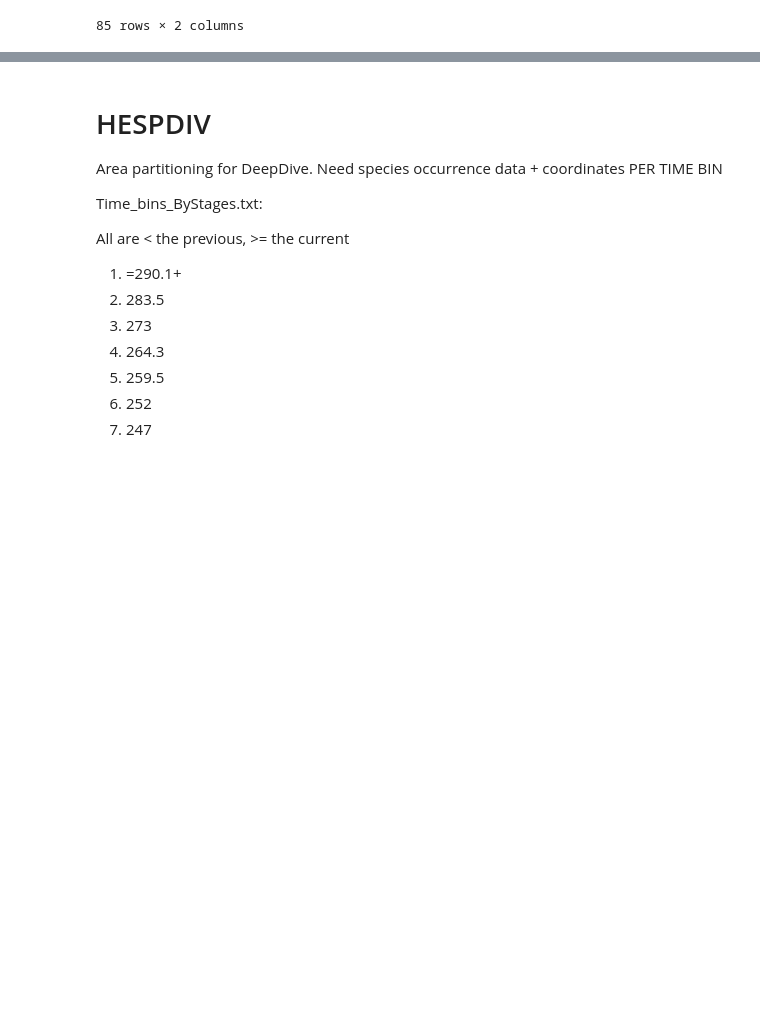
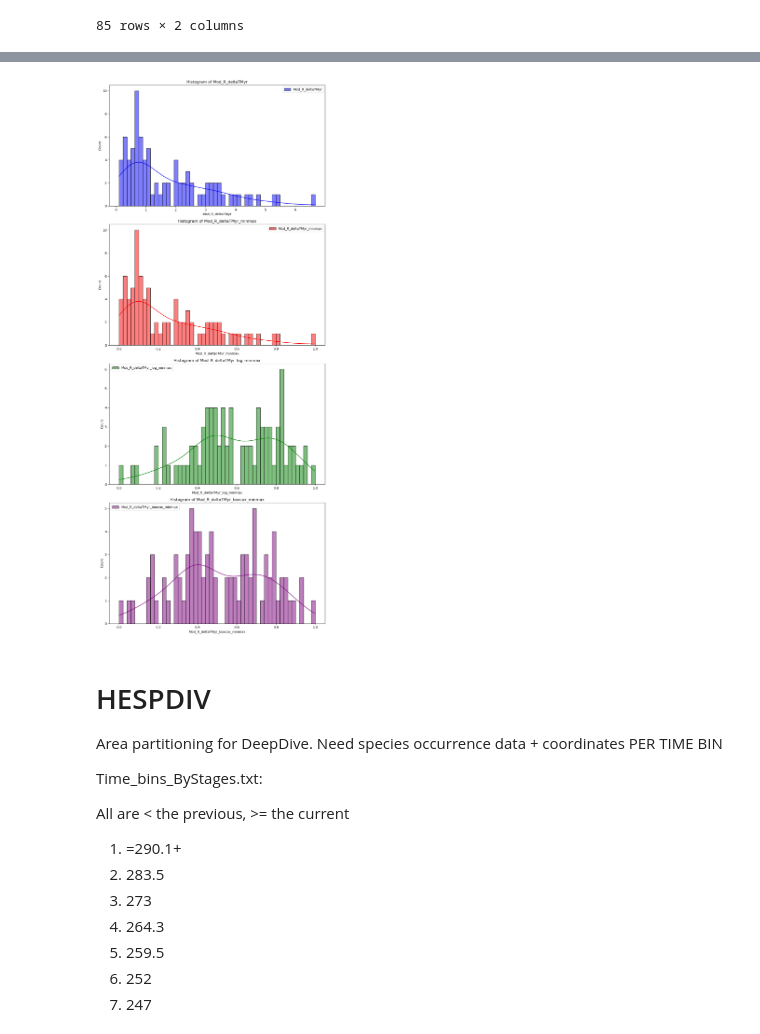
Before and after one commit to shelleylwang/pt_diversity_rates, a Jupyter notebook: data/eda.ipynb, the cells around one changed output, grey strips where cells are left out. Saved outputs shown, nothing was run; the diff lists cells and outputs as text; code cells hidden in the pictures; blank space fills up the shorter version.

```diff
--- a/data/eda.ipynb
+++ b/data/eda.ipynb
@@ -4015,0 +4133,22 @@ Mod.to_csv('MBD_preds/1myr_Mod.txt', sep='\t', index=False)
+# %%
+from sklearn.preprocessing import MinMaxScaler
+import scipy.stats as stats
+import numpy as np
+
+scaler_mean = MinMaxScaler()
+scaler_Mod = MinMaxScaler()
+
+myr_temp_minmax = pd.read_csv('PaleoEnvData_1MyrBins.csv')
+myr_temp_minmax = myr_temp_minmax.drop(columns=['X0.05', 'X0.95'])
+myr_temp_minmax['mean_minmax'] = scaler_mean.fit_transform(myr_temp_minmax[['mean']])
+myr_temp_minmax['Mod_R_deltaTMyr_minmax'] = scaler_Mod.fit_transform(myr_temp_minmax[['Mod_R_deltaTMyr']])
+
+# 1. Log transformation
+myr_temp_minmax['Mod_R_deltaTMyr_log'] = np.log(myr_temp_minmax['Mod_R_deltaTMyr'])
+myr_temp_minmax['Mod_R_deltaTMyr_log_minmax'] = scaler_mean.fit_transform(myr_temp_minmax[['Mod_R_deltaTMyr_log']])
+
+# 2. Box-Cox transformation
+myr_temp_minmax['Mod_R_deltaTMyr_boxcox'], mean_lambda_param = stats.boxcox(myr_temp_minmax['Mod_R_deltaTMyr'])
+myr_temp_minmax['Mod_R_deltaTMyr_boxcox_minmax'] = scaler_mean.fit_transform(myr_temp_minmax[['Mod_R_deltaTMyr_boxcox']])
+
+myr_temp_minmax
@@ -4016,3 +4193,13 @@ Mod.to_csv('MBD_preds/1myr_Mod.txt', sep='\t', index=False)
+# %%
+plot_histograms(
+    'predictors_plots/1myr_temp_Mod_minmax_plots.pdf',
+    (myr_temp_minmax, 'Mod_R_deltaTMyr', 'blue'),
+    (myr_temp_minmax, 'Mod_R_deltaTMyr_minmax', 'red'),
+    (myr_temp_minmax, 'Mod_R_deltaTMyr_log_minmax', 'green'),
+    (myr_temp_minmax, 'Mod_R_deltaTMyr_boxcox_minmax', 'purple')
+)
+# %% [output]
+[figure, added]
 # %% [markdown]
 # HESPDIV
 Area partitioning for DeepDive. Need species occurrence data + coordinates PER TIME BIN
```
Also changed, not shown: parts of 9 cells of this notebook, 8 other files.
